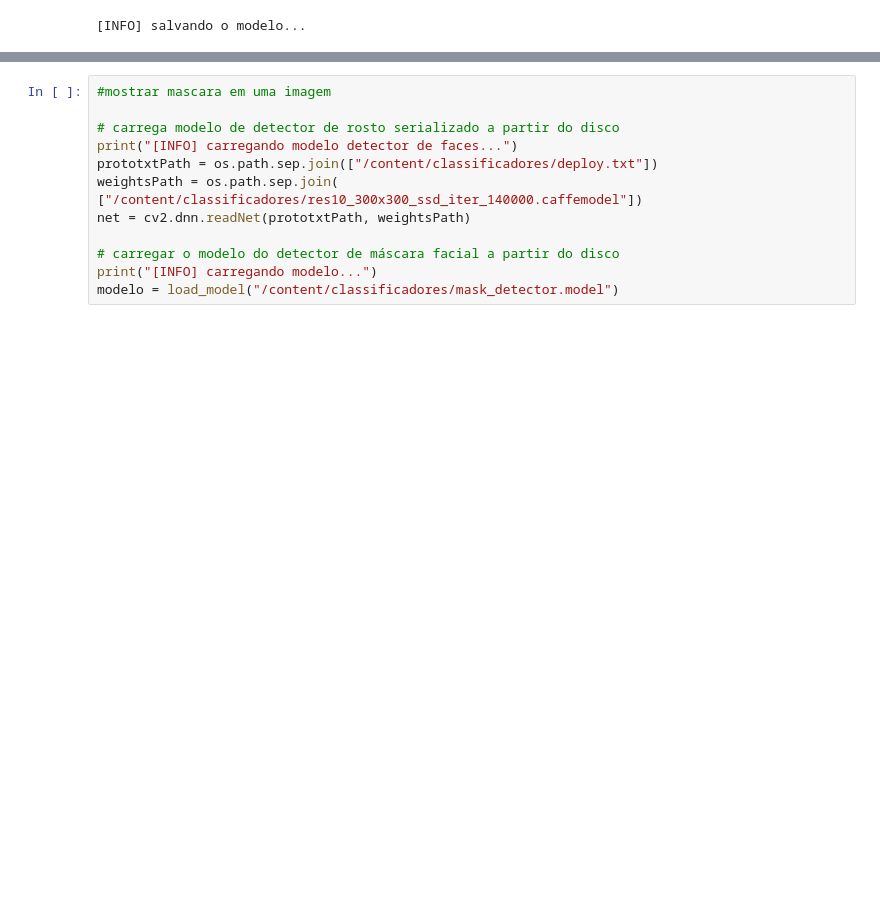
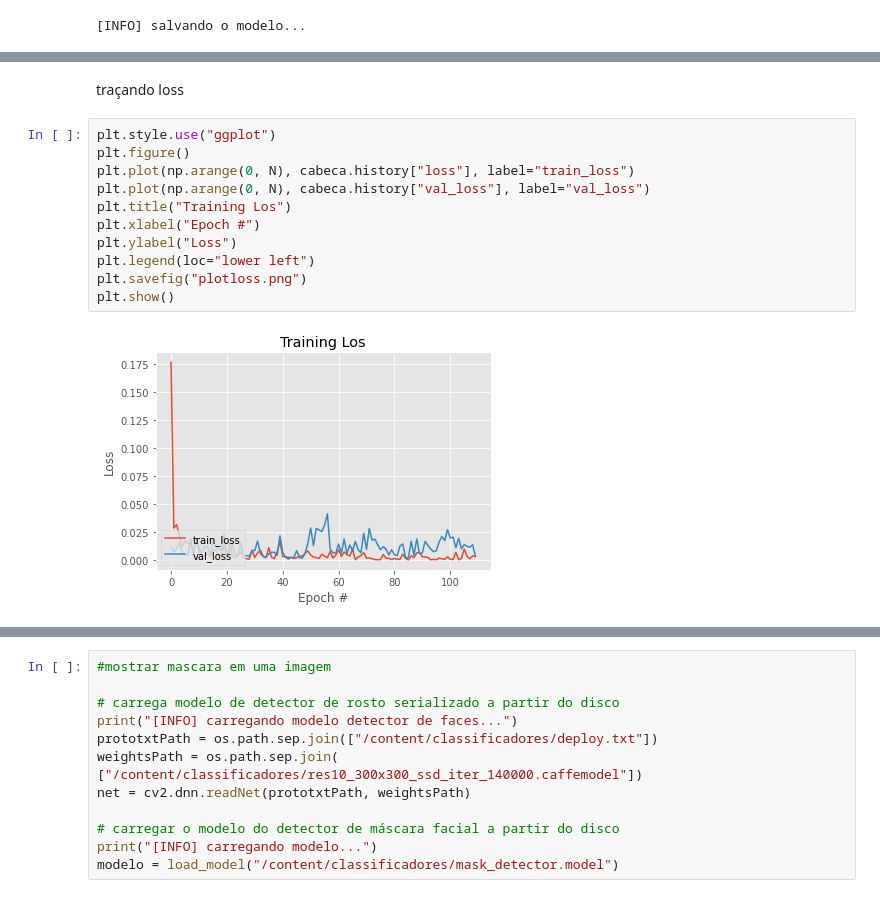
Before and after one commit to JN513/mask_detect, a Jupyter notebook: notebooks/mask_detect.ipynb, the cells around one changed output, grey strips where cells are left out. Cells and saved outputs as stored; diff of their text form; blank space fills up the shorter version.

```diff
--- a/notebooks/mask_detect.ipynb
+++ b/notebooks/mask_detect.ipynb
@@ -170,0 +277,15 @@ plt.savefig("plot.png")
+# %% [markdown]
+traçando loss
+# %%
+plt.style.use("ggplot")
+plt.figure()
+plt.plot(np.arange(0, N), cabeca.history["loss"], label="train_loss")
+plt.plot(np.arange(0, N), cabeca.history["val_loss"], label="val_loss")
+plt.title("Training Los")
+plt.xlabel("Epoch #")
+plt.ylabel("Loss")
+plt.legend(loc="lower left")
+plt.savefig("plotloss.png")
+plt.show()
+# %% [output]
+[figure, added]
```
Also changed, not shown: parts of 37 cells of this notebook.
